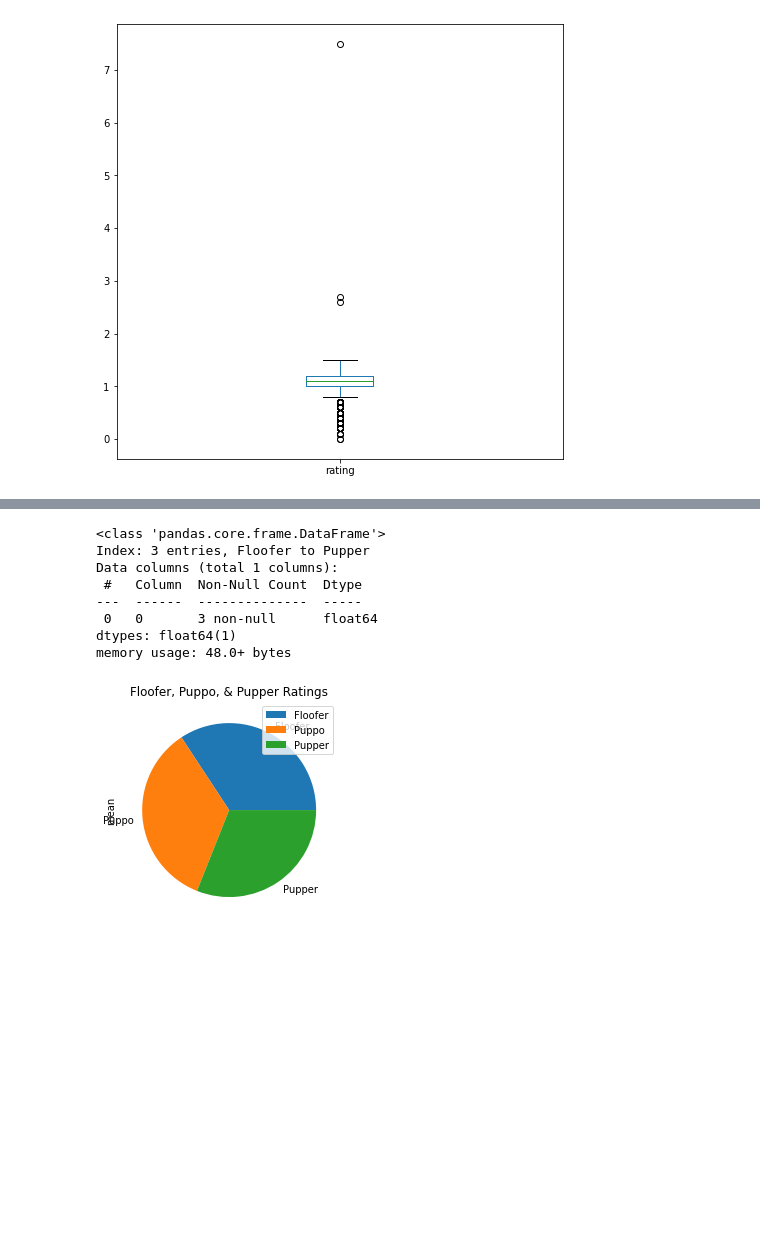
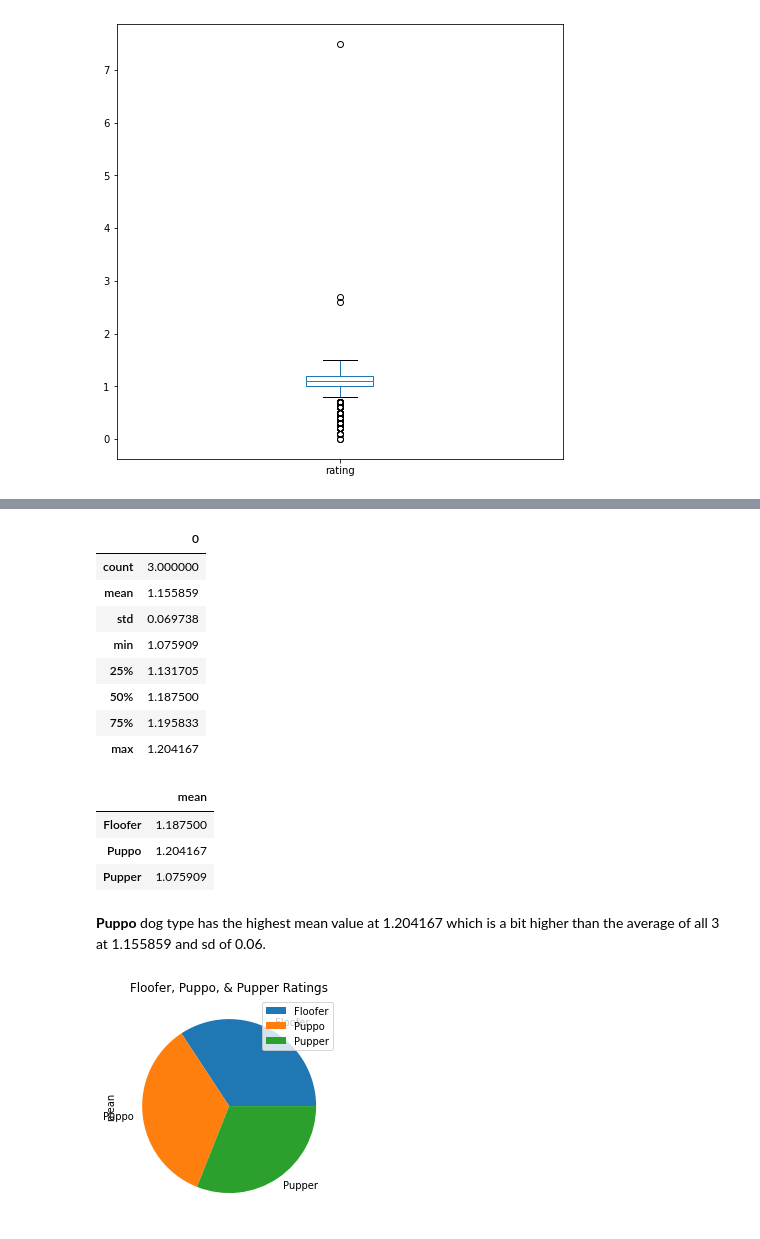
Before and after one commit to parcheesime/tweet-wrangling, a Jupyter notebook: wrangle-act.ipynb, the cells around one changed output, grey strips where cells are left out. Cells and saved outputs as stored; diff of their text form; code cells hidden in the pictures; blank space fills up the shorter version.

```diff
--- a/wrangle-act.ipynb
+++ b/wrangle-act.ipynb
@@ -1065,14 +1076,15 @@ mean_ratings= {'Floofer': [dog_fav.loc[dog_fav['floofer']=='floofer', 'rating'].
 # %%
 # create a datframe of the means and plot
 doggo_rating_mean=pd.DataFrame(mean_ratings)
 doggo_means=doggo_rating_mean.T
-doggo_means.info()
+doggo_means.describe()
 # %% [output]
-<class 'pandas.core.frame.DataFrame'>
-Index: 3 entries, Floofer to Pupper
-Data columns (total 1 columns):
- #   Column  Non-Null Count  Dtype
----  ------  --------------  -----
- 0   0       3 non-null      float64
-dtypes: float64(1)
-memory usage: 48.0+ bytes
+|  | 0 |
+| count | 3.000000 |
+| mean | 1.155859 |
+| std | 0.069738 |
+| min | 1.075909 |
+| 25% | 1.131705 |
+| 50% | 1.187500 |
+| 75% | 1.195833 |
+| max | 1.204167 |
@@ -1081,3 +1094,13 @@ doggo_means.columns=['mean']
+# %%
+# Display Dog Type Mean Dataframe
+doggo_means
+# %% [output]
+|  | mean |
+| Floofer | 1.187500 |
+| Puppo | 1.204167 |
+| Pupper | 1.075909 |
+# %% [markdown]
+**Puppo** dog type has the highest mean value at 1.204167 which is a bit higher than the average of all 3 at 1.155859 and sd of 0.06.
 # %%
 # view results
 doggo_means.plot.pie(y='mean', title='Floofer, Puppo, & Pupper Ratings');
```
Also changed, not shown: parts of 17 cells of this notebook.
